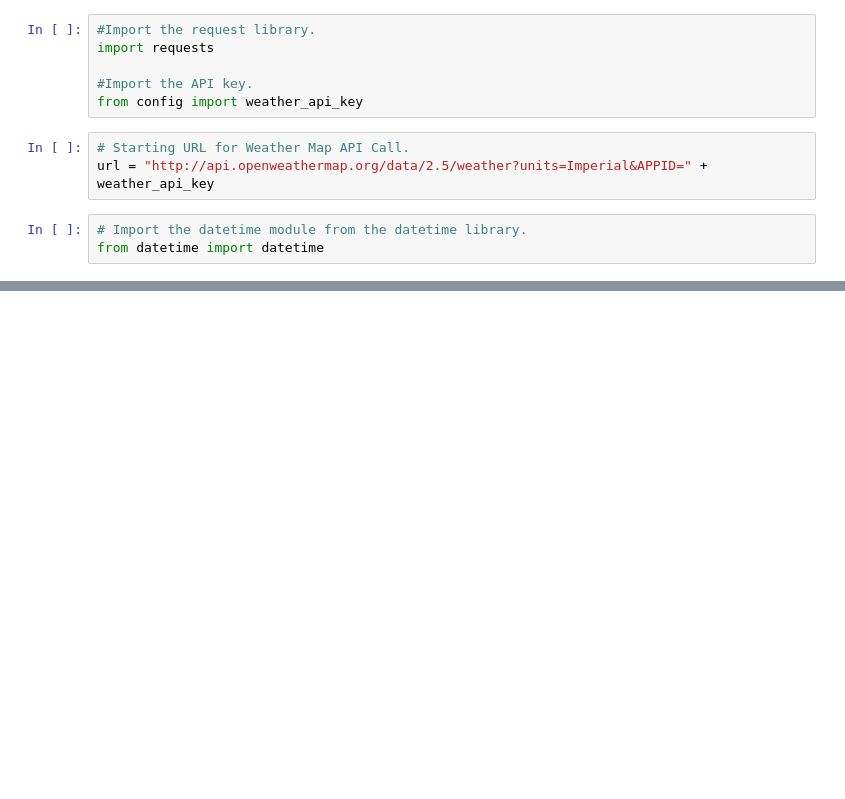
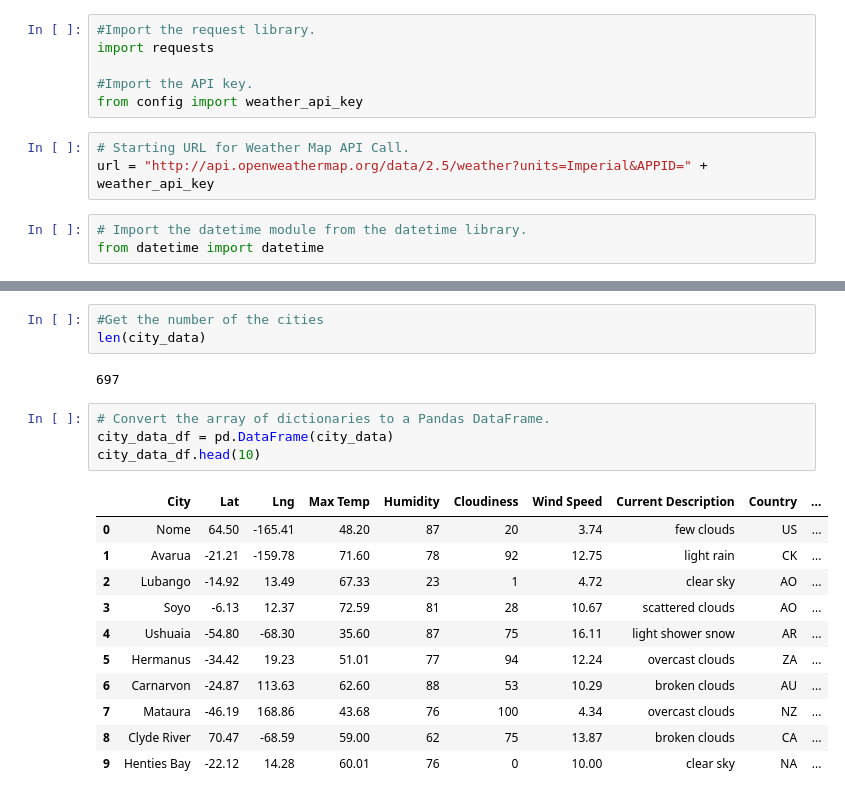
Before and after one commit to AndrejaCH/World_Weather_Analysis, a Jupyter notebook: Weather_Database.ipynb, the cells around one changed output, grey strips where cells are left out. Drawn from its saved outputs; the diff is of its cells as text; blank space fills up the shorter version.

Commit message:
retrieve and export cities to df

```diff
--- a/Weather_Database.ipynb
+++ b/Weather_Database.ipynb
@@ -48,0 +128,21 @@ from datetime import datetime
+# %%
+#Get the number of the cities
+len(city_data)
+# %% [output]
+697
+# %%
+# Convert the array of dictionaries to a Pandas DataFrame.
+city_data_df = pd.DataFrame(city_data)
+city_data_df.head(10)
+# %% [output]
+|  | City | Lat | Lng | Max Temp | Humidity | Cloudiness | Wind Speed | Current Description | Country | ... |
+| 0 | Nome | 64.50 | -165.41 | 48.20 | 87 | 20 | 3.74 | few clouds | US | ... |
+| 1 | Avarua | -21.21 | -159.78 | 71.60 | 78 | 92 | 12.75 | light rain | CK | ... |
+| 2 | Lubango | -14.92 | 13.49 | 67.33 | 23 | 1 | 4.72 | clear sky | AO | ... |
+| 3 | Soyo | -6.13 | 12.37 | 72.59 | 81 | 28 | 10.67 | scattered clouds | AO | ... |
+| 4 | Ushuaia | -54.80 | -68.30 | 35.60 | 87 | 75 | 16.11 | light shower snow | AR | ... |
+| 5 | Hermanus | -34.42 | 19.23 | 51.01 | 77 | 94 | 12.24 | overcast clouds | ZA | ... |
+| 6 | Carnarvon | -24.87 | 113.63 | 62.60 | 88 | 53 | 10.29 | broken clouds | AU | ... |
+| 7 | Mataura | -46.19 | 168.86 | 43.68 | 76 | 100 | 4.34 | overcast clouds | NZ | ... |
+| 8 | Clyde River | 70.47 | -68.59 | 59.00 | 62 | 75 | 13.87 | broken clouds | CA | ... |
+| 9 | Henties Bay | -22.12 | 14.28 | 60.01 | 76 | 0 | 10.00 | clear sky | NA | ... |
```
Also changed, not shown: parts of 4 cells of this notebook.
